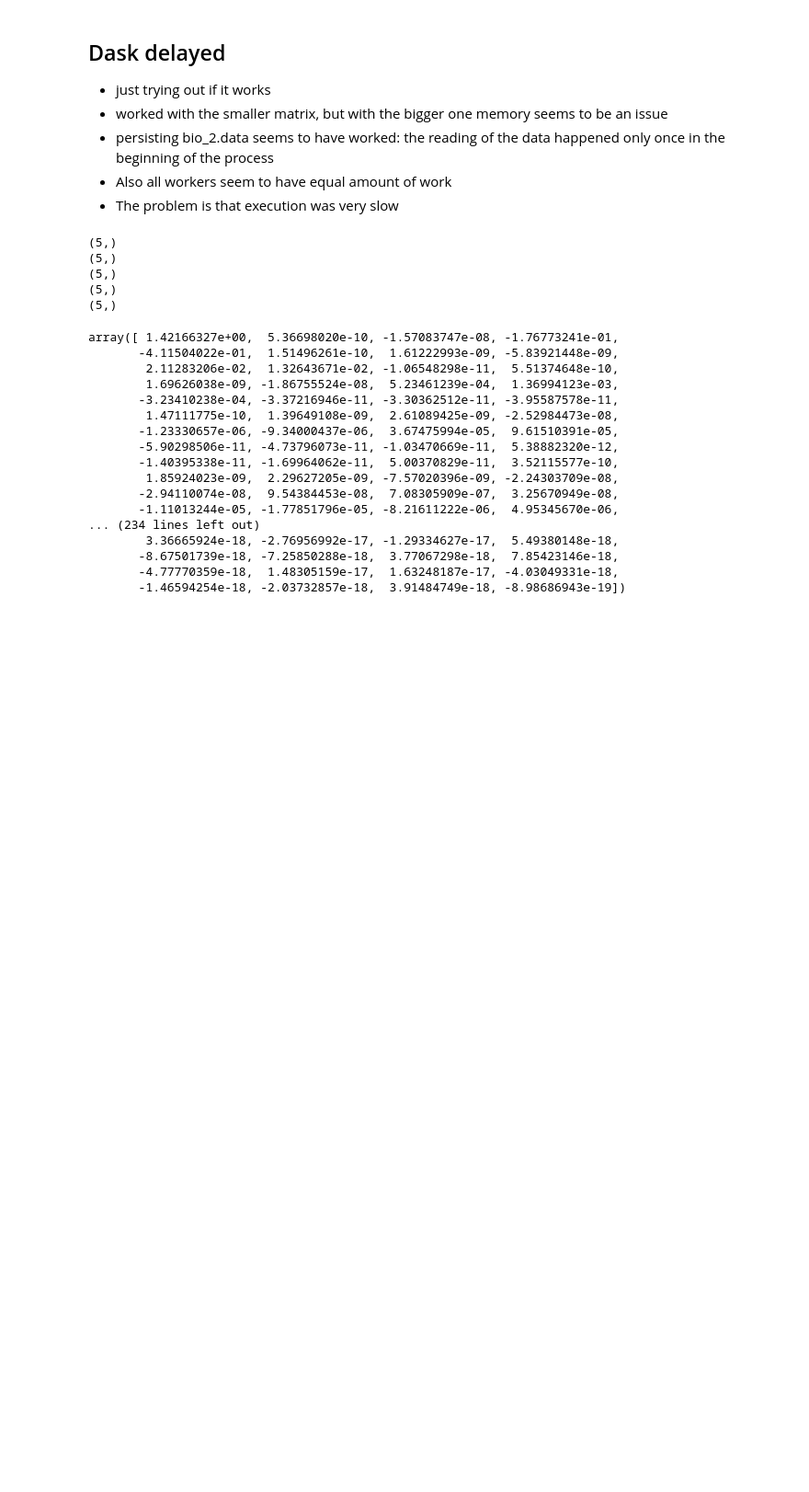
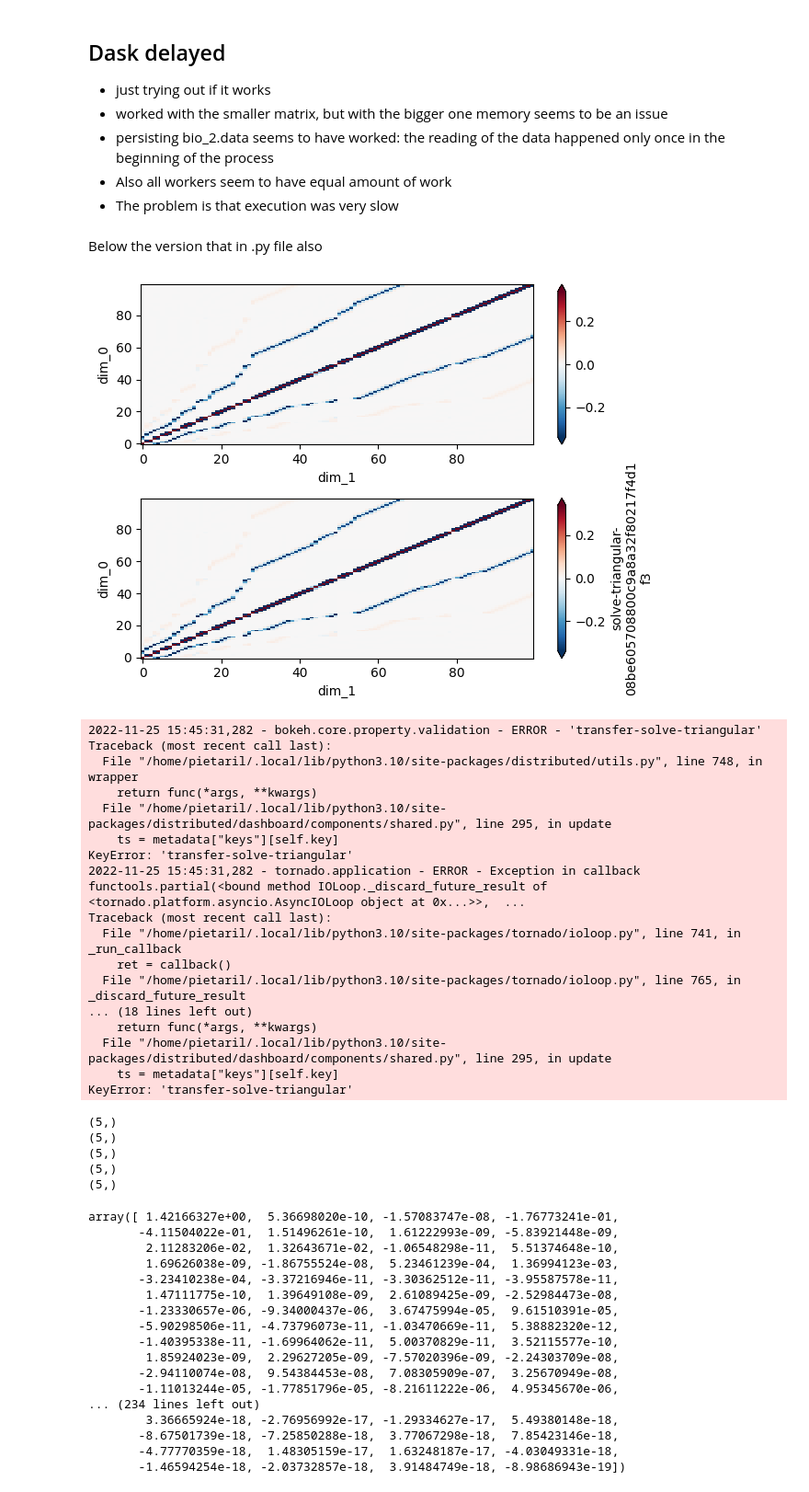
Before and after one commit to AkiTsuruta/MI-AIM, a Jupyter notebook: columnwise_inversion.ipynb, the cells around one changed output. Shown at 92% size. Saved outputs shown, nothing was run; the diff lists cells and outputs as text; code cells hidden in the pictures; blank space fills up the shorter version.

```diff
--- a/columnwise_inversion.ipynb
+++ b/columnwise_inversion.ipynb
@@ -109,6 +110,72 @@ Dask delayed
 * persisting bio_2.data seems to have worked: the reading of the data happened only once in the beginning of the process
 * Also all workers seem to have equal amount of work
 * The problem is that execution was very slow
+# %% [markdown]
+Below the version that in .py file also
+# %%
+def write_to_file(M, iM, exit_codes, filename):
+    out = xr.Dataset()
+    out["cov"] = (('nstate'), ('nstate'), M)
+    out["invcov"] = (('nstate'), ('nstate'), iM)
+    out["exit_codes"] = exit_codes
+    out.to_netcdf(filename)
+
+def colinv(M, tol = 1e-8):
+    n = len(M)
+    cols = []
+    exit_codes = []
+
+    for i in np.arange(n):
+        e_i = np.zeros(n)
+        e_i[i] = 1
+        inv_col = dask.delayed(gmres)(M, e_i, tol = 1e-8)
+        cols.append(inv_col[0])
+        exit_codes.append(inv_col[1])
+
+    cols = dask.compute(*cols)
+    exit_codes = dask.compute(*exit_codes)
+    iM = np.stack(cols, axis=1)
+
+    return iM, exit_codes
+
+
+ds_2 = xr.open_dataset("data/regions_verify_202104_cov.nc", chunks = 'auto')
+bio_2 = ds_2["covariance_bio"]
+M = bio_2.data[:100, :100].persist()
+
+iM, exit_codes = colinv(M)
+#write_to_file(M, iM, exit_codes, "test1")
+
+real_iM = invm(M)
+# %%
+import matplotlib.pyplot as plt
+
+iM = xr.DataArray(iM)
+real_iM = xr.DataArray(real_iM)
+
+fig, axs = plt.subplots(2, layout = "tight")
+iM.plot.imshow(ax=axs[0], robust = True)
+real_iM.plot.imshow(ax= axs[1], robust = True)
+plt.show()
+# %% [output]
+[figure, added]
+2022-11-25 15:45:31,282 - bokeh.core.property.validation - ERROR - 'transfer-solve-triangular'
+Traceback (most recent call last):
+  File "/home/pietaril/.local/lib/python3.10/site-packages/distributed/utils.py", line 748, in wrapper
+    return func(*args, **kwargs)
+  File "/home/pietaril/.local/lib/python3.10/site-packages/distributed/dashboard/components/shared.py", line 295, in update
+    ts = metadata["keys"][self.key]
+KeyError: 'transfer-solve-triangular'
+2022-11-25 15:45:31,282 - tornado.application - ERROR - Exception in callback functools.partial(<bound method IOLoop._discard_future_result of <tornado.platform.asyncio.AsyncIOLoop object at 0x...>>,  ...
+Traceback (most recent call last):
+  File "/home/pietaril/.local/lib/python3.10/site-packages/tornado/ioloop.py", line 741, in _run_callback
+    ret = callback()
+  File "/home/pietaril/.local/lib/python3.10/site-packages/tornado/ioloop.py", line 765, in _discard_future_result
+... (18 lines left out)
+    return func(*args, **kwargs)
+  File "/home/pietaril/.local/lib/python3.10/site-packages/distributed/dashboard/components/shared.py", line 295, in update
+    ts = metadata["keys"][self.key]
+KeyError: 'transfer-solve-triangular'
 # %%
 #Trying out examples from "Embarrassingly parallel Workloads"
 
```
Also changed, not shown: parts of 2 cells of this notebook, 12 other files.
